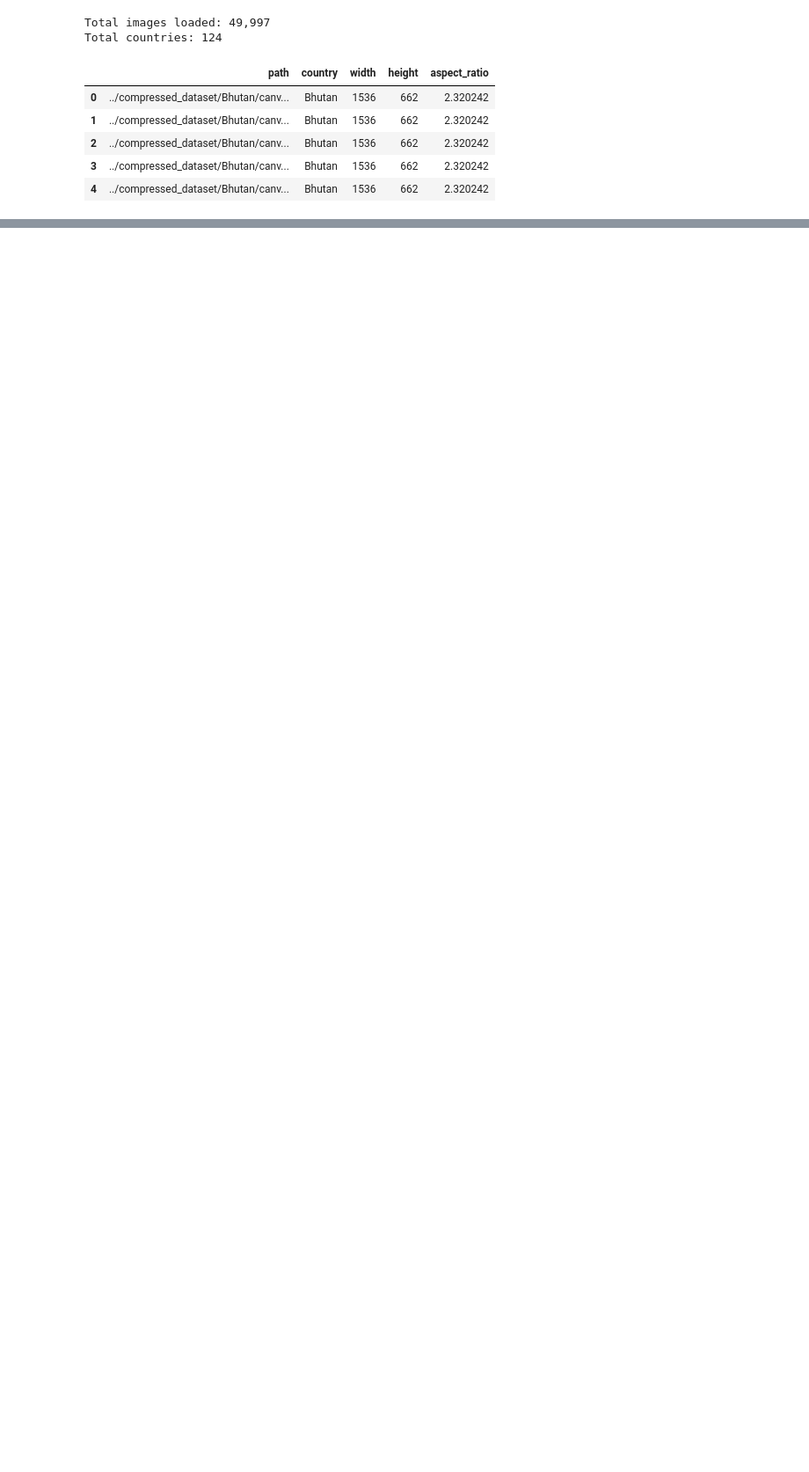
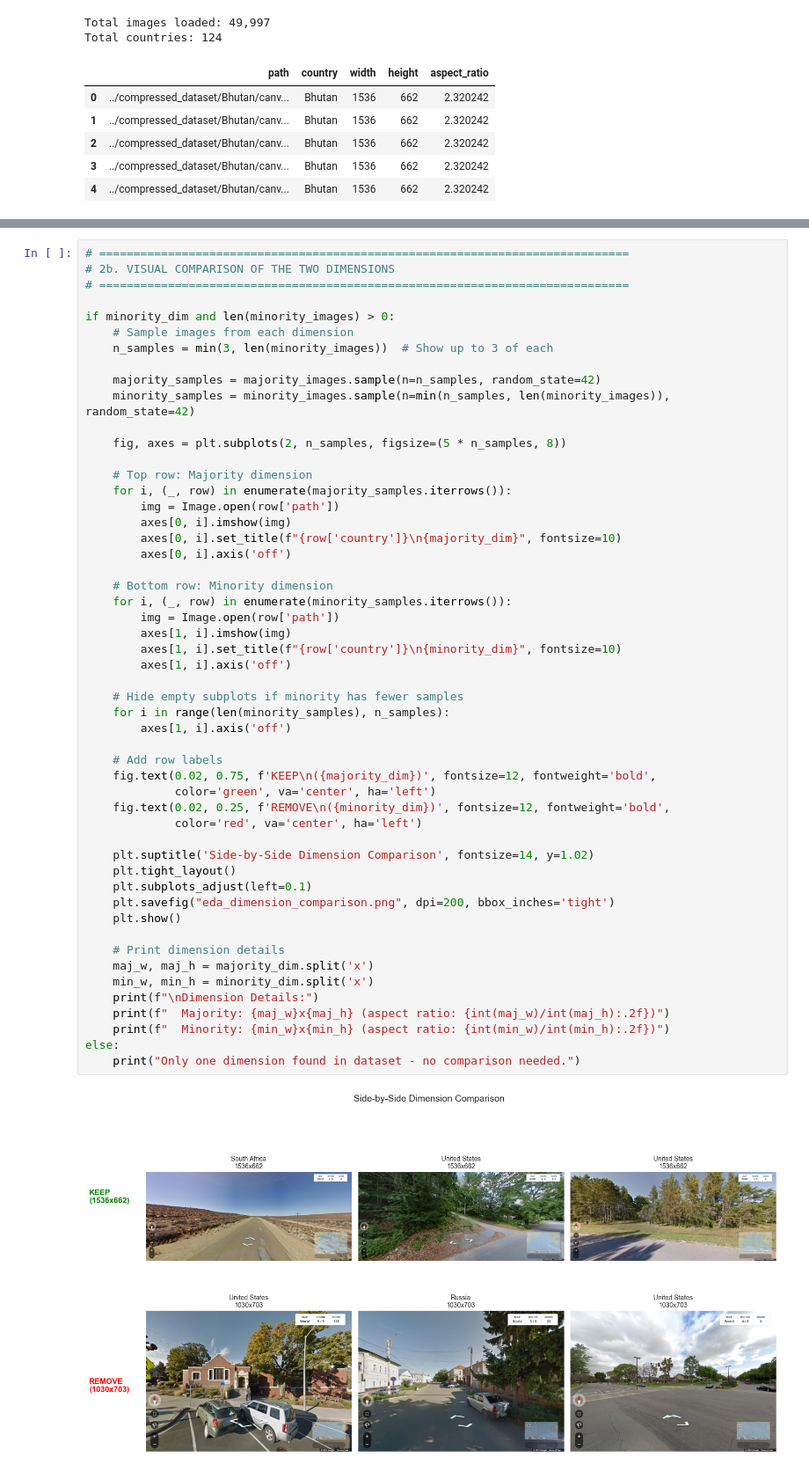
Before and after one commit to hanmosh/geoguessr-bot, a Jupyter notebook: eda/01_eda.ipynb, the cells around one changed output, grey strips where cells are left out. Shown at 88% size. Cells and saved outputs as stored; diff of their text form; blank space fills up the shorter version.

```diff
--- a/eda/01_eda.ipynb
+++ b/eda/01_eda.ipynb
@@ -180,0 +265,54 @@ plt.show()
+# %%
+# =============================================================================
+# 2b. VISUAL COMPARISON OF THE TWO DIMENSIONS
+# =============================================================================
+
+if minority_dim and len(minority_images) > 0:
+    # Sample images from each dimension
+    n_samples = min(3, len(minority_images))  # Show up to 3 of each
+
+    majority_samples = majority_images.sample(n=n_samples, random_state=42)
+    minority_samples = minority_images.sample(n=min(n_samples, len(minority_images)), random_state=42)
+
+    fig, axes = plt.subplots(2, n_samples, figsize=(5 * n_samples, 8))
+
+    # Top row: Majority dimension
+    for i, (_, row) in enumerate(majority_samples.iterrows()):
+        img = Image.open(row['path'])
+        axes[0, i].imshow(img)
+        axes[0, i].set_title(f"{row['country']}\n{majority_dim}", fontsize=10)
+        axes[0, i].axis('off')
+
+    # Bottom row: Minority dimension
+    for i, (_, row) in enumerate(minority_samples.iterrows()):
+        img = Image.open(row['path'])
+        axes[1, i].imshow(img)
+        axes[1, i].set_title(f"{row['country']}\n{minority_dim}", fontsize=10)
+        axes[1, i].axis('off')
+
+    # Hide empty subplots if minority has fewer samples
+    for i in range(len(minority_samples), n_samples):
+        axes[1, i].axis('off')
+
+    # Add row labels
+    fig.text(0.02, 0.75, f'KEEP\n({majority_dim})', fontsize=12, fontweight='bold',
+             color='green', va='center', ha='left')
+    fig.text(0.02, 0.25, f'REMOVE\n({minority_dim})', fontsize=12, fontweight='bold',
+             color='red', va='center', ha='left')
+
+    plt.suptitle('Side-by-Side Dimension Comparison', fontsize=14, y=1.02)
+    plt.tight_layout()
+    plt.subplots_adjust(left=0.1)
+    plt.savefig("eda_dimension_comparison.png", dpi=200, bbox_inches='tight')
+    plt.show()
+
+    # Print dimension details
+    maj_w, maj_h = majority_dim.split('x')
+    min_w, min_h = minority_dim.split('x')
+    print(f"\nDimension Details:")
+    print(f"  Majority: {maj_w}x{maj_h} (aspect ratio: {int(maj_w)/int(maj_h):.2f})")
+    print(f"  Minority: {min_w}x{min_h} (aspect ratio: {int(min_w)/int(min_h):.2f})")
+else:
+    print("Only one dimension found in dataset - no comparison needed.")
+# %% [output]
+[figure, added]
```
Also changed, not shown: parts of 9 cells of this notebook, 8 other files.
